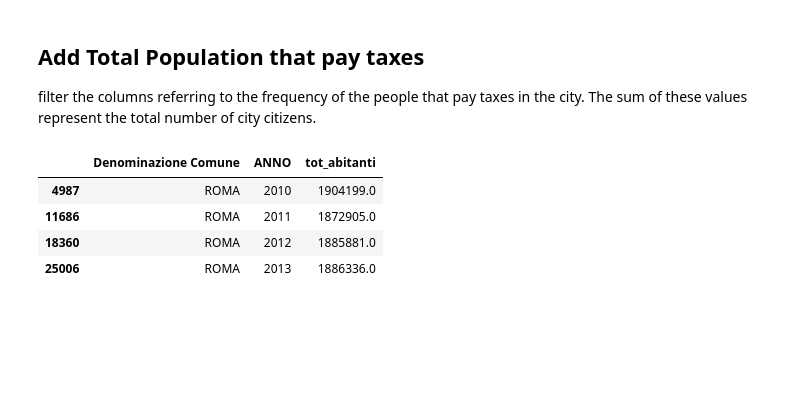
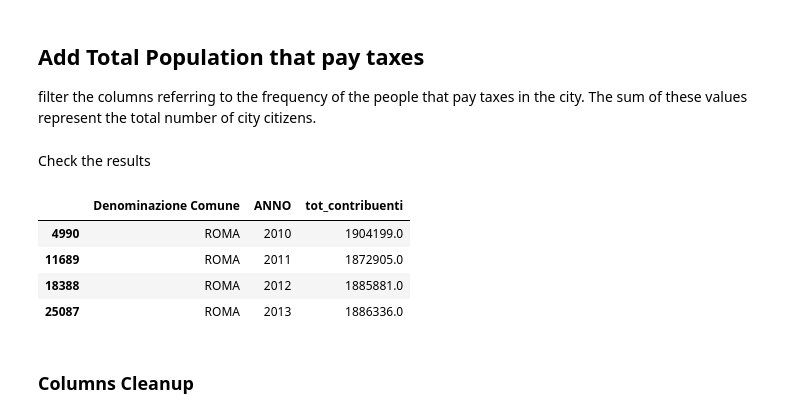
Before and after one commit to teamdigitale/daf-data-science, a Jupyter notebook: opencivitas/data-preparation-fabio.ipynb, the cells around one changed output. Cells and saved outputs as stored; diff of their text form; code cells hidden in the pictures; blank space fills up the shorter version.

Commit message:
add more preprocessing steps to rename columns

```diff
--- a/opencivitas/data-preparation-fabio.ipynb
+++ b/opencivitas/data-preparation-fabio.ipynb
@@ -339,17 +337,22 @@ frequency_cols = [
 # %%
 tot_citizens = df_final[frequency_cols].sum(axis=1)
 # %%
-df_final= df_final.drop('tot_abitanti', axis=1)
+if 'tot_contribuenti' in df_final.columns:
+    df_final= df_final.drop('tot_contribuenti', axis=1)
 # %%
-df_final.insert(df_final.shape[1], 'tot_abitanti', tot_citizens)
+df_final.insert(df_final.shape[1], 'tot_contribuenti', tot_citizens)
+# %% [markdown]
+Check the results
 # %%
 df_br = df_final[(df_final['Sigla Provincia_y'] == 'RM')]
 df_br = df_br.dropna(axis=1, how='all')
 # %%
-df_br[['Denominazione Comune', 'ANNO', 'tot_abitanti']][df_br['Denominazione Comune'] == 'ROMA']
+df_br[['Denominazione Comune', 'ANNO', 'tot_contribuenti']][df_br['Denominazione Comune'] == 'ROMA']
 # %% [output]
-|  | Denominazione Comune | ANNO | tot_abitanti |
-| 4987 | ROMA | 2010 | 1904199.0 |
-| 11686 | ROMA | 2011 | 1872905.0 |
-| 18360 | ROMA | 2012 | 1885881.0 |
-| 25006 | ROMA | 2013 | 1886336.0 |
+|  | Denominazione Comune | ANNO | tot_contribuenti |
+| 4990 | ROMA | 2010 | 1904199.0 |
+| 11689 | ROMA | 2011 | 1872905.0 |
+| 18388 | ROMA | 2012 | 1885881.0 |
+| 25087 | ROMA | 2013 | 1886336.0 |
+# %% [markdown]
+### Columns Cleanup
```
Also changed, not shown: parts of 19 cells of this notebook, 2 other files.
